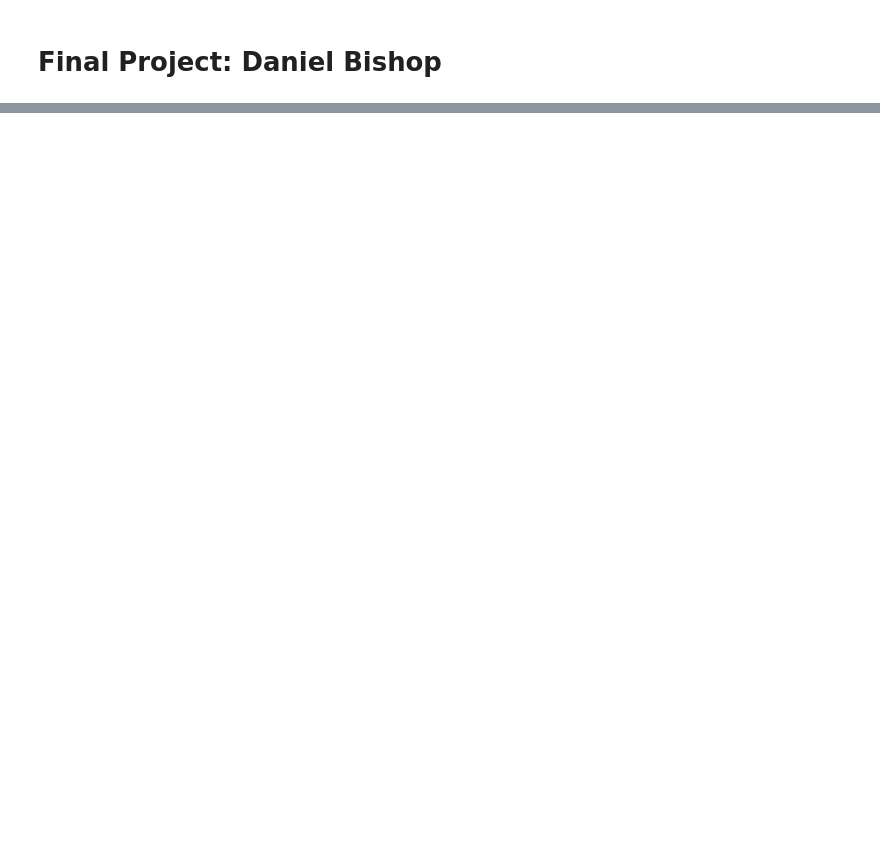
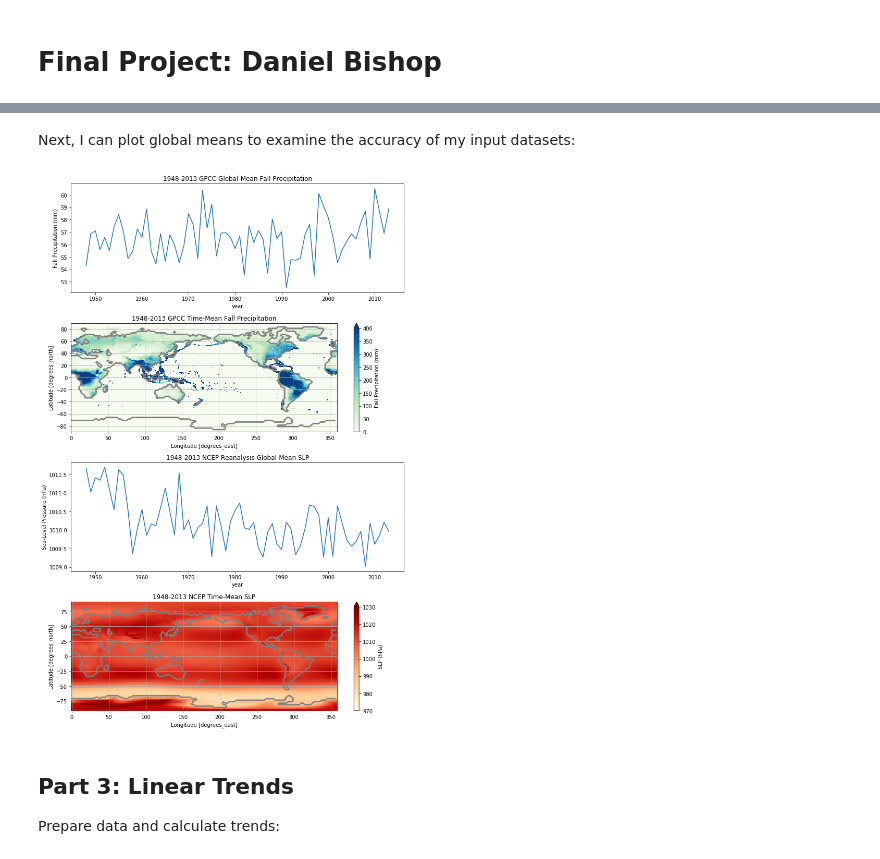
Before and after one commit to danielabishop/FinalProject, a Jupyter notebook: Bishop_FinalProject.ipynb, the cells around one changed output, grey strips where cells are left out. Drawn from its saved outputs; the diff is of its cells as text; code cells hidden in the pictures; blank space fills up the shorter version.

```diff
--- a/Bishop_FinalProject.ipynb
+++ b/Bishop_FinalProject.ipynb
@@ -325,0 +51,47 @@ ax[2].plot([290,310,310,290,290],[-10,-10,5,5,-10],'k-');
+# %%
+#Isolate precipitation and sea-level pressure (SLP) variables
+prec0 = ds_prec.precip
+slp0 = ds_slp.slp
+
+#Pull out fall season (1948-2013) only
+#Sum of precipitation during fall season
+precSON = prec0.where((prec0['time.season']=='SON') & (prec0['time.year']<=2013)
+                      & (prec0['time.year']>=1948),drop=True).groupby('time.year').sum(dim='time')
+#Mean of SLP during fall season
+slpSON = slp0.where((slp0['time.season']=='SON') & (slp0['time.year']<=2013),drop=True).groupby('time.year').mean(dim='time')
+# %% [markdown]
+Next, I can plot global means to examine the accuracy of my input datasets:
+# %%
+#Fall season plots of precipitation and SLP
+fig = plt.figure(figsize=(10,15))  #Initialize figure size
+#Initialize 4 subplots, assign to variable name ax
+ax = fig.subplots(nrows=4)
+
+#Panel plots 1 & 2 (precipitation)
+precSON.mean(dim=['lat','lon']).plot(ax=ax[0]);  #Global spatial mean of fall precip
+precSON.mean(dim='year').plot(ax=ax[1],cmap='GnBu',vmin=0
+                              ,vmax=400,cbar_kwargs={'label': 'Fall Precipitation (mm)'});  #Time-mean of fall precip
+lndAv.plot.contour(ax=ax[1],colors='grey',linewidths=1);  #Land area contours
+
+#Panel plots 3 & 4 (SLP)
+slpSON.mean(dim=['lat','lon']).plot(ax=ax[2]);  #Global spatial mean of SLP
+slpSON.mean(dim='year').plot(ax=ax[3],cmap='OrRd',vmin=970,
+                             vmax=1030,cbar_kwargs={'label': 'SLP (hPa)'});  #Time-mean of SLP
+lndAv.plot.contour(ax=ax[3],colors='grey',linewidths=1);  #Land area contours
+
+#Add titles, y-axis labels, map grids
+ax[0].set_title('1948-2013 GPCC Global-Mean Fall Precipitation');
+ax[0].set_ylabel('Fall Precipitation (mm)');
+ax[1].set_title('1948-2013 GPCC Time-Mean Fall Precipitation');
+ax[1].grid()
+ax[2].set_title('1948-2013 NCEP Reanalysis Global-Mean SLP');
+ax[2].set_ylabel('Sea-Level Pressure (hPa)');
+ax[3].set_title('1948-2013 NCEP Time-Mean SLP');
+ax[3].grid()
+
+plt.tight_layout()  #Space subplots adequately
+# %% [output]
+[figure, added]
+# %% [markdown]
+## Part 3: Linear Trends
+Prepare data and calculate trends:
```
Also changed, not shown: parts of 51 cells of this notebook.
